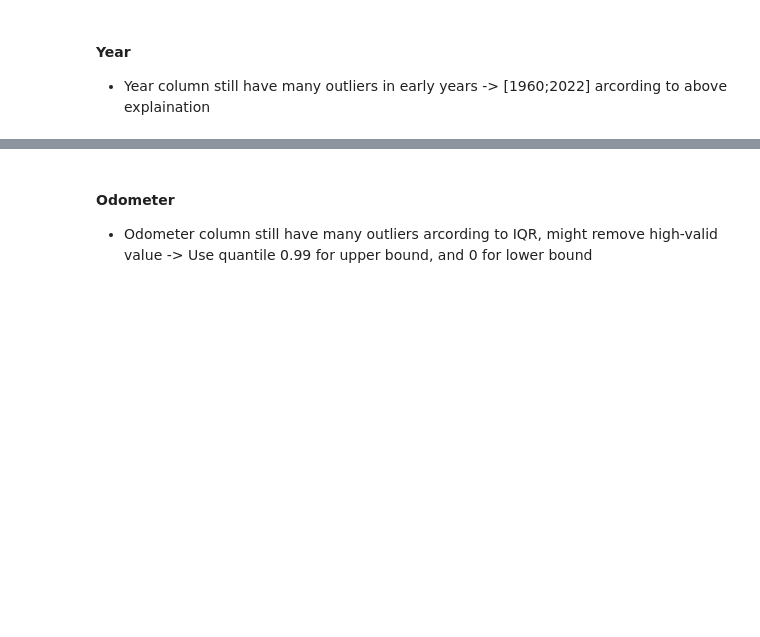
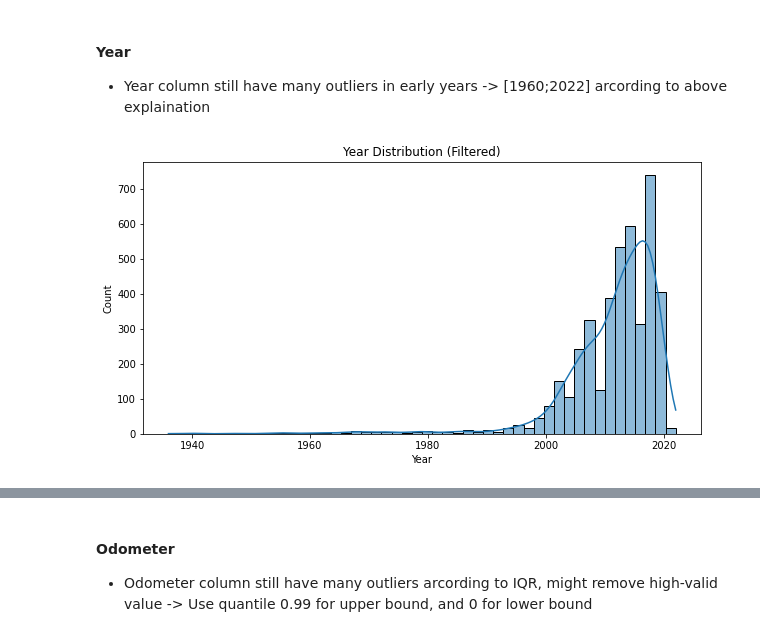
Before and after one commit to Hoaingocnguyen1/DSEB64A, a Jupyter notebook: car-price-prediction-with-pyspark.ipynb, the cells around one changed output, grey strips where cells are left out. Cells and saved outputs as stored; diff of their text form; code cells hidden in the pictures; blank space fills up the shorter version.

```diff
--- a/car-price-prediction-with-pyspark.ipynb
+++ b/car-price-prediction-with-pyspark.ipynb
@@ -450,13 +493,15 @@ Duplicated rows: 8509
 #### Year
 * Year column still have many outliers in early years -> [1960;2022] arcording to above explaination
 # %%
-# year_df = df_cars.select("year") \
-#     .where("year > 1930 AND year < 2023") \
-#     .toPandas()
+year_df = df_sample.select("year") \
+    .where("year > 1930 AND year < 2023") \
+    .toPandas()
 
-# plt.figure(figsize=(10,5))
-# sns.histplot(year_df["year"], bins=50, kde=True)
-# plt.title("Year Distribution (Filtered)")
-# plt.xlabel("Year")
-# plt.ylabel("Count")
-# plt.show()
+plt.figure(figsize=(10,5))
+sns.histplot(year_df["year"], bins=50, kde=True)
+plt.title("Year Distribution (Filtered)")
+plt.xlabel("Year")
+plt.ylabel("Count")
+plt.show()
+# %% [output]
+[figure, added]
```
Also changed, not shown: parts of 36 cells of this notebook.
